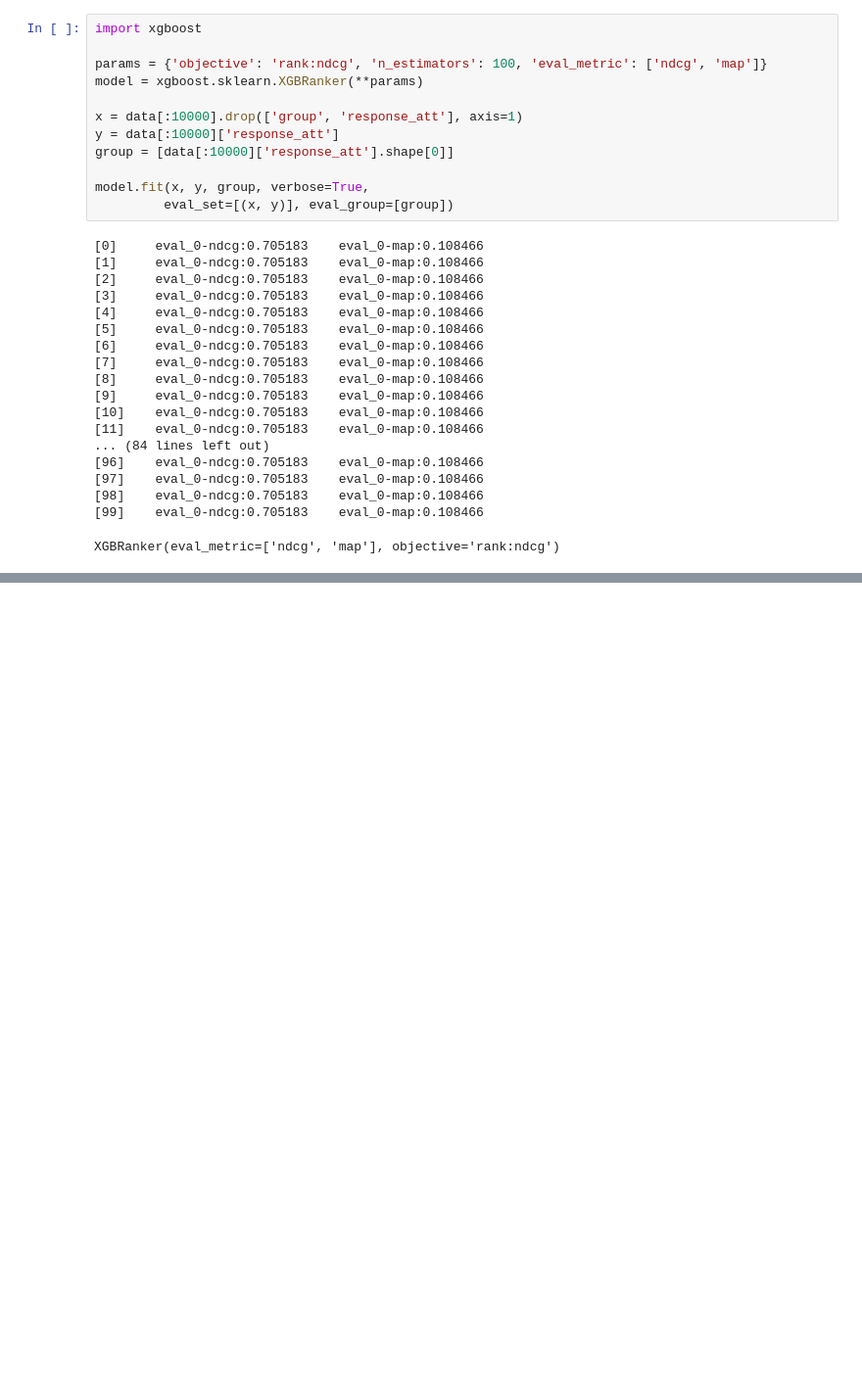
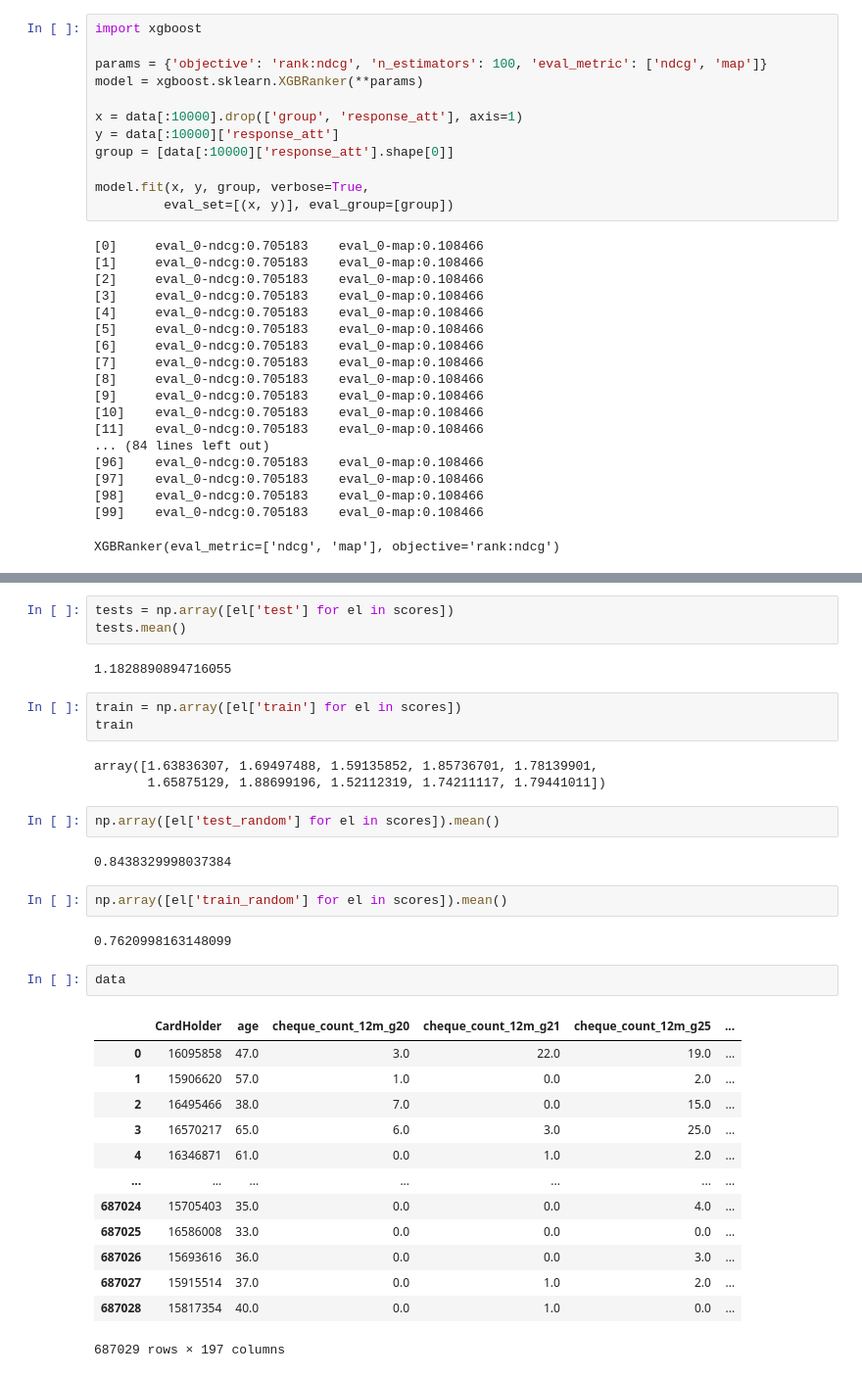
Before and after one commit to DKozl50/pluh_sms, a Jupyter notebook: notebooks/research.ipynb, the cells around one changed output, grey strips where cells are left out. Shown at 98% size. Saved outputs shown, nothing was run; the diff lists cells and outputs as text; blank space fills up the shorter version.

```diff
--- a/notebooks/research.ipynb
+++ b/notebooks/research.ipynb
@@ -184,0 +382,35 @@ XGBRanker(eval_metric=['ndcg', 'map'], objective='rank:ndcg')
+# %%
+tests = np.array([el['test'] for el in scores])
+tests.mean()
+# %% [output]
+1.1828890894716055
+# %%
+train = np.array([el['train'] for el in scores])
+train
+# %% [output]
+array([1.63836307, 1.69497488, 1.59135852, 1.85736701, 1.78139901,
+       1.65875129, 1.88699196, 1.52112319, 1.74211117, 1.79441011])
+# %%
+np.array([el['test_random'] for el in scores]).mean()
+# %% [output]
+0.8438329998037384
+# %%
+np.array([el['train_random'] for el in scores]).mean()
+# %% [output]
+0.7620998163148099
+# %%
+data
+# %% [output]
+|  | CardHolder | age | cheque_count_12m_g20 | cheque_count_12m_g21 | cheque_count_12m_g25 | ... |
+| 0 | 16095858 | 47.0 | 3.0 | 22.0 | 19.0 | ... |
+| 1 | 15906620 | 57.0 | 1.0 | 0.0 | 2.0 | ... |
+| 2 | 16495466 | 38.0 | 7.0 | 0.0 | 15.0 | ... |
+| 3 | 16570217 | 65.0 | 6.0 | 3.0 | 25.0 | ... |
+| 4 | 16346871 | 61.0 | 0.0 | 1.0 | 2.0 | ... |
+| ... | ... | ... | ... | ... | ... | ... |
+| 687024 | 15705403 | 35.0 | 0.0 | 0.0 | 4.0 | ... |
+| 687025 | 16586008 | 33.0 | 0.0 | 0.0 | 0.0 | ... |
+| 687026 | 15693616 | 36.0 | 0.0 | 0.0 | 3.0 | ... |
+| 687027 | 15915514 | 37.0 | 0.0 | 1.0 | 2.0 | ... |
+| 687028 | 15817354 | 40.0 | 0.0 | 1.0 | 0.0 | ... |
+687029 rows × 197 columns
```
Also changed, not shown: parts of 7 cells of this notebook, 3 other files.
